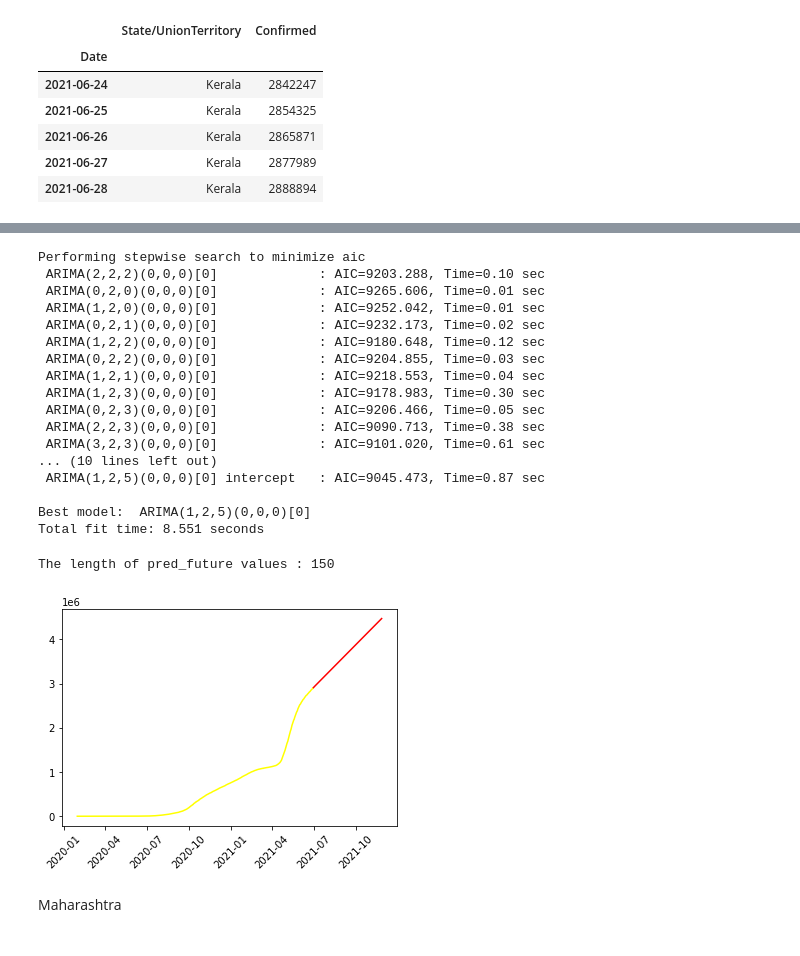
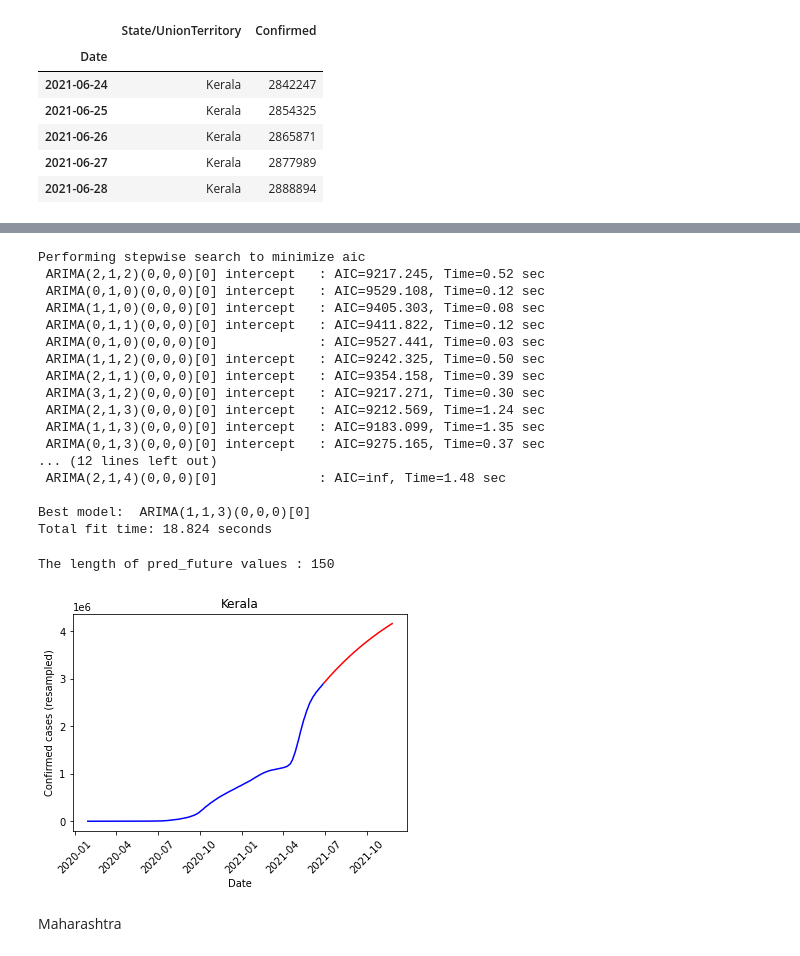
Before and after one commit to surbhimgr/covid-data-prediction, a Jupyter notebook: ARIMA model covid data .ipynb, the cells around one changed output, grey strips where cells are left out. Cells and saved outputs as stored; diff of their text form; code cells hidden in the pictures.

```diff
--- a/ARIMA model covid data .ipynb
+++ b/ARIMA model covid data .ipynb
@@ -283,3 +355,6 @@ df_kr.tail()
 | 2021-06-26 | Kerala | 2865871 |
 | 2021-06-27 | Kerala | 2877989 |
 | 2021-06-28 | Kerala | 2888894 |
+# %%
+df_kr=df_kr.resample('D').sum()
+test_stationarity(df_kr['Confirmed'])
@@ -285,0 +371,3 @@ df_kr.tail()
+# %%
+df_kr['diff1']=df_kr['Confirmed']-df_kr['Confirmed'].shift(1)
+test_stationarity(df_kr['diff1'].dropna())
@@ -285,0 +384,3 @@ df_kr.tail()
+# %%
+df_kr['diff2']=df_kr['Confirmed']-df_kr['Confirmed'].shift(2)
+test_stationarity(df_kr['diff2'].dropna())
@@ -285,0 +397,3 @@ df_kr.tail()
+# %%
+df_kr['diff3']=df_kr['Confirmed']-df_kr['Confirmed'].shift(3)
+test_stationarity(df_kr['diff3'].dropna())
@@ -286,38 +410,41 @@ df_kr.tail()
 # %%
-auto_arima_model1=auto_arima(df_kr['Confirmed'],trace=True,Supress_warnings=True)
+auto_arima_model1=auto_arima(df_kr['diff3'].dropna(),trace=True,Supress_warnings=True)
 # %% [output]
 Performing stepwise search to minimize aic
- ARIMA(2,2,2)(0,0,0)[0]             : AIC=9203.288, Time=0.10 sec
- ARIMA(0,2,0)(0,0,0)[0]             : AIC=9265.606, Time=0.01 sec
- ARIMA(1,2,0)(0,0,0)[0]             : AIC=9252.042, Time=0.01 sec
- ARIMA(0,2,1)(0,0,0)[0]             : AIC=9232.173, Time=0.02 sec
- ARIMA(1,2,2)(0,0,0)[0]             : AIC=9180.648, Time=0.12 sec
- ARIMA(0,2,2)(0,0,0)[0]             : AIC=9204.855, Time=0.03 sec
- ARIMA(1,2,1)(0,0,0)[0]             : AIC=9218.553, Time=0.04 sec
- ARIMA(1,2,3)(0,0,0)[0]             : AIC=9178.983, Time=0.30 sec
- ARIMA(0,2,3)(0,0,0)[0]             : AIC=9206.466, Time=0.05 sec
- ARIMA(2,2,3)(0,0,0)[0]             : AIC=9090.713, Time=0.38 sec
- ARIMA(3,2,3)(0,0,0)[0]             : AIC=9101.020, Time=0.61 sec
-... (10 lines left out)
- ARIMA(1,2,5)(0,0,0)[0] intercept   : AIC=9045.473, Time=0.87 sec
+ ARIMA(2,1,2)(0,0,0)[0] intercept   : AIC=9217.245, Time=0.52 sec
+ ARIMA(0,1,0)(0,0,0)[0] intercept   : AIC=9529.108, Time=0.12 sec
+ ARIMA(1,1,0)(0,0,0)[0] intercept   : AIC=9405.303, Time=0.08 sec
+ ARIMA(0,1,1)(0,0,0)[0] intercept   : AIC=9411.822, Time=0.12 sec
+ ARIMA(0,1,0)(0,0,0)[0]             : AIC=9527.441, Time=0.03 sec
+ ARIMA(1,1,2)(0,0,0)[0] intercept   : AIC=9242.325, Time=0.50 sec
+ ARIMA(2,1,1)(0,0,0)[0] intercept   : AIC=9354.158, Time=0.39 sec
+ ARIMA(3,1,2)(0,0,0)[0] intercept   : AIC=9217.271, Time=0.30 sec
+ ARIMA(2,1,3)(0,0,0)[0] intercept   : AIC=9212.569, Time=1.24 sec
+ ARIMA(1,1,3)(0,0,0)[0] intercept   : AIC=9183.099, Time=1.35 sec
+ ARIMA(0,1,3)(0,0,0)[0] intercept   : AIC=9275.165, Time=0.37 sec
+... (12 lines left out)
+ ARIMA(2,1,4)(0,0,0)[0]             : AIC=inf, Time=1.48 sec
 
-Best model:  ARIMA(1,2,5)(0,0,0)[0]
-Total fit time: 8.551 seconds
+Best model:  ARIMA(1,1,3)(0,0,0)[0]
+Total fit time: 18.824 seconds
 # %%
-arima_model_424 = ARIMA(df_kr['Confirmed'].dropna(), order=(1,2,5)).fit()
+arima_model_424 = ARIMA(df_kr['Confirmed'].dropna(), order=(1,1,3)).fit()
 start = df_day.index.get_loc('2020-01-30')
 end = df_day.index.get_loc('2021-06-28')
 predict2= arima_model_424.predict(start=start+1 ,end=end+1, dynamic= False)
 pred_future=arima_model_424.predict(start=len(df_kr)+1,end=len(df_kr)+(150),dynamic=False)
 print("The length of pred_future values :",len(pred_future))
-#plt.plot(df_od['Confirmed'],color='blue')
-plt.plot(predict2,color='yellow')
+plt.plot(df_kr['Confirmed'],color='blue')
+#plt.plot(predict2,color='yellow')
 plt.plot(pred_future,color='red')
 plt.xticks(rotation=45)
+plt.xlabel('Date')
+plt.ylabel('Confirmed cases (resampled)')
+plt.title('Kerala')
 plt.show()
 # %% [output]
 The length of pred_future values : 150
-[figure, old version]
+[figure, new version]
 # %% [markdown]
 Maharashtra
 # %%
```
Also changed, not shown: parts of 59 cells of this notebook.
